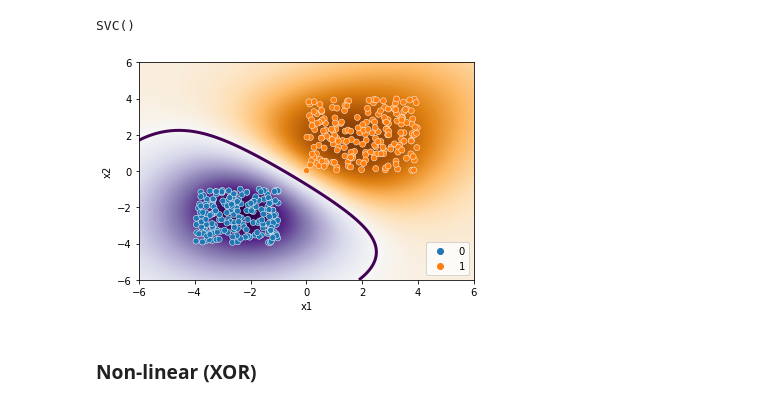
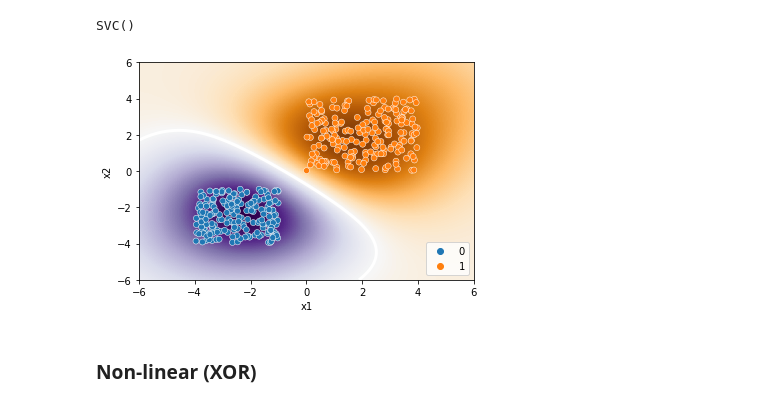
Before and after one commit to tauseef09/ML-Algorithm-Visualizer, a Jupyter notebook: Training and Plotting Boundaries.ipynb, the cells around one changed output. Saved outputs shown, nothing was run; the diff lists cells and outputs as text; code cells hidden in the pictures.

```diff
--- a/Training and Plotting Boundaries.ipynb
+++ b/Training and Plotting Boundaries.ipynb
@@ -261,26 +262,26 @@ SVC()
 # %%
 xx, yy = np.meshgrid(np.linspace(-6, 6, 500), np.linspace(-6, 6, 500))
 
 Z = clf.decision_function(np.c_[xx.ravel(), yy.ravel()])
 Z = Z.reshape(xx.shape)
 
 plt.imshow(
     Z,
     interpolation="nearest",
     extent=(xx.min(), xx.max(), yy.min(), yy.max()),
     aspect="auto",
     origin="lower",
     cmap=plt.cm.PuOr_r,
 )
 
-contours = plt.contour(xx, yy, Z, levels=[0], linewidths=3)
+contours = plt.contour(xx, yy, Z, levels=[0], linewidths=3, colors="white")
 plt.xlim(xmin, xmax)
 plt.ylim(ymin, ymax)
 sns.scatterplot(x="x1", y="x2", hue="y", data=df)
 plt.legend(loc='lower right')
 plt.show()
 # %% [output]
-[figure, old version]
+[figure, new version]
 # %% [markdown]
 ### Non-linear (XOR)
 # %%
```
Also changed, not shown: parts of 11 cells of this notebook, 1 other file.
